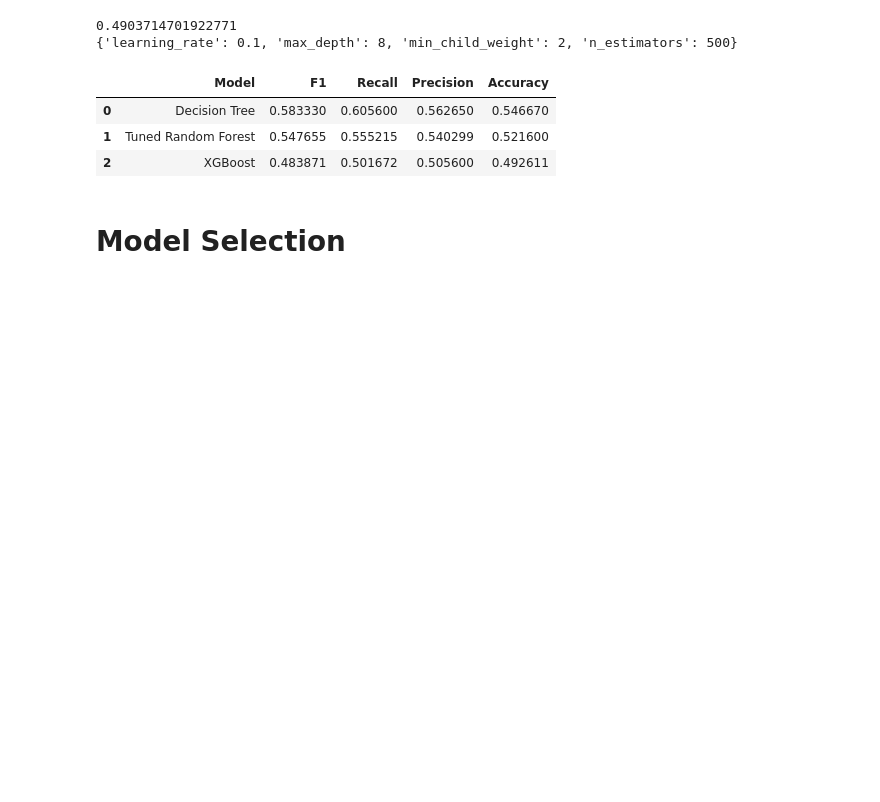
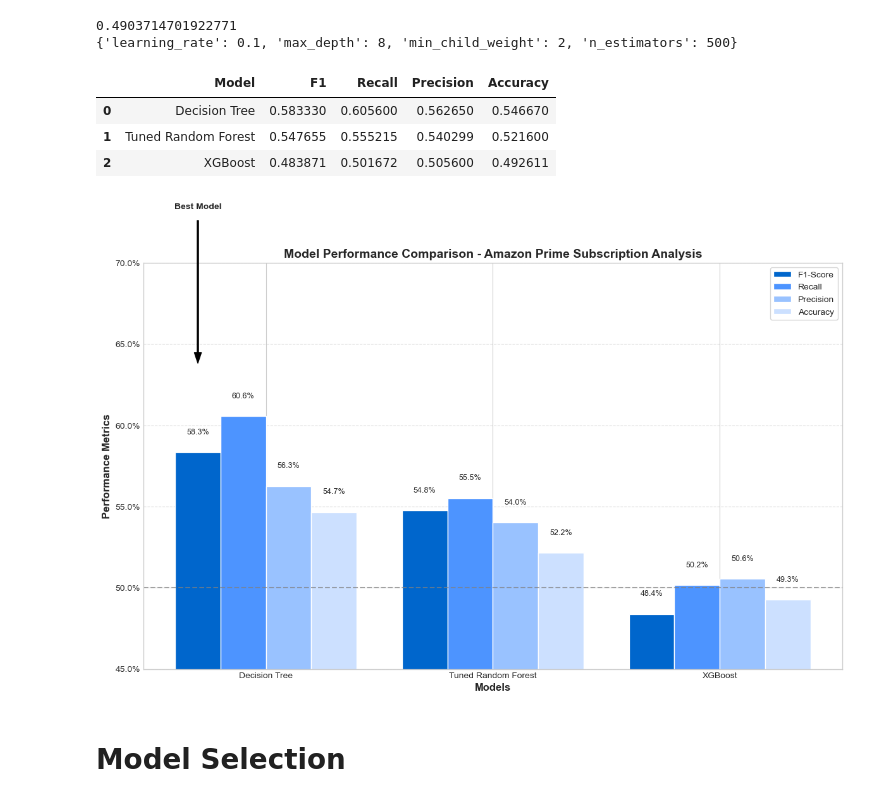
Before and after one commit to LEdwards-Analytics/Predictive-Modeling-for-Amazon-Prime-Subscription-Plans-Insights-from-User-Data, a Jupyter notebook: notebooks/Predictive Modeling for Amazon Prime Subscription Plans.ipynb, the cells around one changed output. Saved outputs shown, nothing was run; the diff lists cells and outputs as text; code cells hidden in the pictures; blank space fills up the shorter version.

```diff
--- a/notebooks/Predictive Modeling for Amazon Prime Subscription Plans.ipynb
+++ b/notebooks/Predictive Modeling for Amazon Prime Subscription Plans.ipynb
@@ -567,6 +640,77 @@ table
 | 0 | Decision Tree | 0.583330 | 0.605600 | 0.562650 | 0.546670 |
 | 1 | Tuned Random Forest | 0.547655 | 0.555215 | 0.540299 | 0.521600 |
 | 2 | XGBoost | 0.483871 | 0.501672 | 0.505600 | 0.492611 |
+# %%
+# Set style
+plt.style.use('seaborn-v0_8-whitegrid')
+sns.set_palette("Blues_r")
+
+# Model performance data
+models = ['Decision Tree', 'Tuned Random Forest', 'XGBoost']
+f1_score = [0.583330, 0.547655, 0.483871]
+recall = [0.605600, 0.555215, 0.501672]
+precision = [0.562650, 0.540299, 0.505600]
+accuracy = [0.546670, 0.521600, 0.492611]
+
+# Set up the figure
+fig, ax = plt.subplots(figsize=(12, 8))
+
+# Set width of bars
+barWidth = 0.2
+positions1 = np.arange(len(models))
+positions2 = [x + barWidth for x in positions1]
+positions3 = [x + barWidth for x in positions2]
+positions4 = [x + barWidth for x in positions3]
+
+# Create bars
+plt.bar(positions1, f1_score, width=barWidth, label='F1-Score', color='#0066cc', edgecolor='white')
+plt.bar(positions2, recall, width=barWidth, label='Recall', color='#4d94ff', edgecolor='white')
+plt.bar(positions3, precision, width=barWidth, label='Precision', color='#99c2ff', edgecolor='white')
+plt.bar(positions4, accuracy, width=barWidth, label='Accuracy', color='#cce0ff', edgecolor='white')
+
+# Add labels and title
+plt.xlabel('Models', fontweight='bold', fontsize=12)
+plt.ylabel('Performance Metrics', fontweight='bold', fontsize=12)
+plt.title('Model Performance Comparison - Amazon Prime Subscription Analysis', fontweight='bold', fontsize=14)
+plt.xticks([r + barWidth*1.5 for r in range(len(models))], models)
+
+# Format y-axis as percentages
+plt.gca().yaxis.set_major_formatter(plt.matplotlib.ticker.PercentFormatter(1.0))
+
+# Add a horizontal line at 0.5 (50%) for reference
+plt.axhline(y=0.5, color='gray', linestyle='--', alpha=0.7)
+
+# Add value labels on top of bars
+def add_labels(positions, values):
+    for i, (pos, val) in enumerate(zip(positions, values)):
+        plt.text(pos, val + 0.01, f'{val:.1%}', ha='center', va='bottom', fontsize=9)
+
+add_labels(positions1, f1_score)
+add_labels(positions2, recall)
+add_labels(positions3, precision)
+add_labels(positions4, accuracy)
+
+# Add legend
+plt.legend(loc='upper right', frameon=True)
+
+# Add grid for better readability
+plt.grid(axis='y', linestyle='--', alpha=0.7)
+
+# Highlight the best model (Decision Tree)
+plt.annotate('Best Model', xy=(positions1[0], f1_score[0] + 0.05),
+             xytext=(positions1[0], f1_score[0] + 0.15),
+             arrowprops=dict(facecolor='black', shrink=0.05, width=1.5, headwidth=8),
+             ha='center', fontweight='bold')
+
+# Set y-axis limit for better visualization
+plt.ylim(0.45, 0.7)
+
+# Adjust layout and save
+plt.tight_layout()
+plt.savefig('amazon-model-comparison.jpg', dpi=300, bbox_inches='tight')
+plt.show()
+# %% [output]
+[figure, added]
 # %% [markdown]
 # Model Selection
 # %% [markdown]
```
Also changed, not shown: parts of 9 cells of this notebook, 3 other files.
